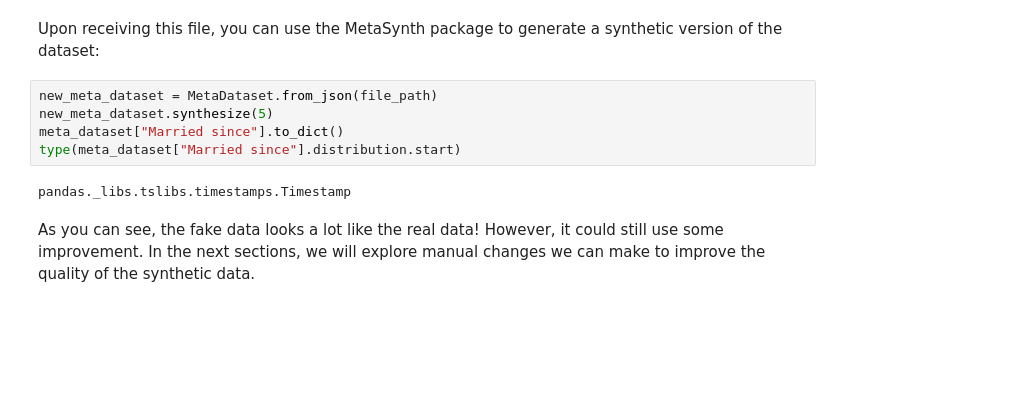
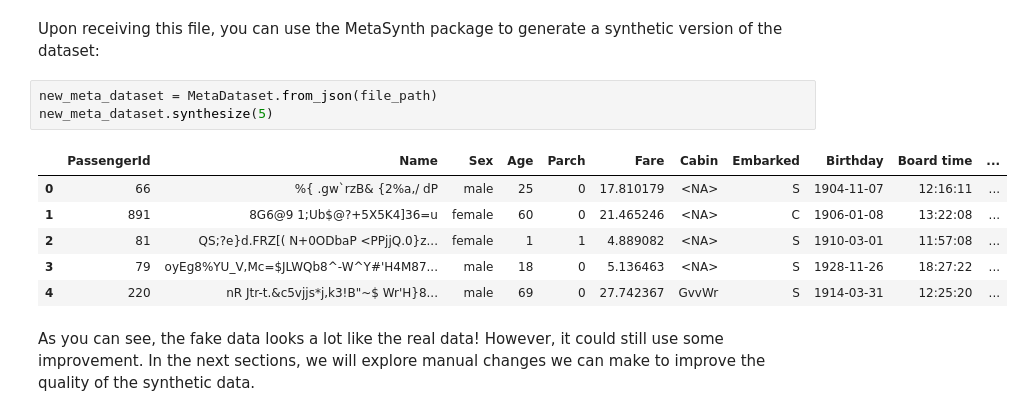
Before and after one commit to sodascience/metasyn, a Jupyter notebook: examples/advanced_tutorial.ipynb, the cells around one changed output. Drawn from its saved outputs; the diff is of its cells as text; blank space fills up the shorter version.

```diff
--- a/examples/advanced_tutorial.ipynb
+++ b/examples/advanced_tutorial.ipynb
@@ -128,10 +130,13 @@ Upon receiving this file, you can use the MetaSynth package to generate a synthe
 # %%
 new_meta_dataset = MetaDataset.from_json(file_path)
 new_meta_dataset.synthesize(5)
-meta_dataset["Married since"].to_dict()
-type(meta_dataset["Married since"].distribution.start)
 # %% [output]
-pandas._libs.tslibs.timestamps.Timestamp
+|  | PassengerId | Name | Sex | Age | Parch | Fare | Cabin | Embarked | Birthday | Board time | ... |
+| 0 | 66 | %{ .gw`rzB& {2%a,/ dP | male | 25 | 0 | 17.810179 | <NA> | S | 1904-11-07 | 12:16:11 | ... |
+| 1 | 891 | 8G6@9 1;Ub$@?+5X5K4]36=u | female | 60 | 0 | 21.465246 | <NA> | C | 1906-01-08 | 13:22:08 | ... |
+| 2 | 81 | QS;?e}d.FRZ[( N+0ODbaP <PPjjQ.0}z... | female | 1 | 1 | 4.889082 | <NA> | S | 1910-03-01 | 11:57:08 | ... |
+| 3 | 79 | oyEg8%YU_V,Mc=$JLWQb8^-W^Y#'H4M87... | male | 18 | 0 | 5.136463 | <NA> | S | 1928-11-26 | 18:27:22 | ... |
+| 4 | 220 | nR Jtr-t.&c5vjjs*j,k3!B"~$ Wr'H}8... | male | 69 | 0 | 27.742367 | GvvWr | S | 1914-03-31 | 12:25:20 | ... |
 # %% [markdown]
 As you can see, the fake data looks a lot like the real data! However, it could still use some improvement. In the next sections, we will explore manual changes we can make to improve the quality of the synthetic data.
 # %% [markdown]
```
Also changed, not shown: parts of 8 cells of this notebook, 2 other files.
